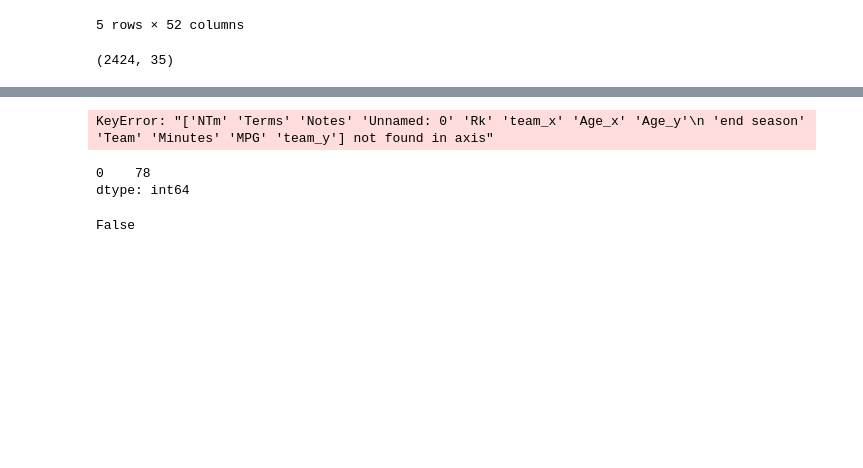
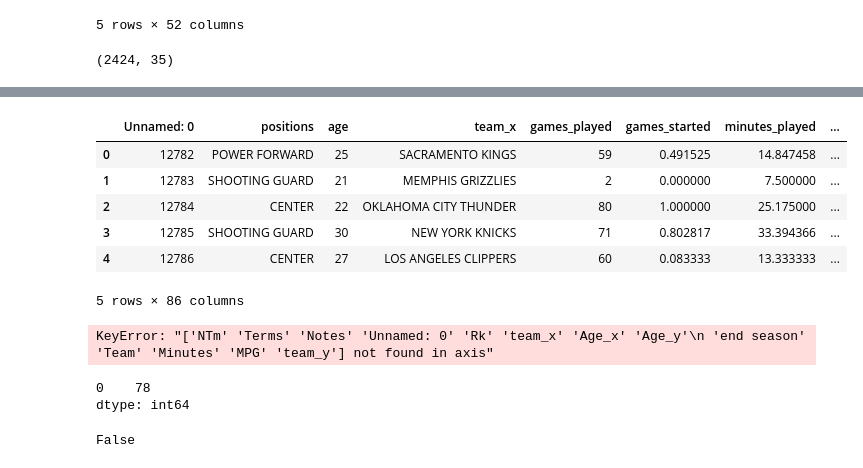
Before and after one commit to ZachLiu519/nba-model, a Jupyter notebook: spring21_data/mergeFAwithDataset.ipynb, the cells around one changed output, grey strips where cells are left out. Cells and saved outputs as stored; diff of their text form; code cells hidden in the pictures; blank space fills up the shorter version.

```diff
--- a/spring21_data/mergeFAwithDataset.ipynb
+++ b/spring21_data/mergeFAwithDataset.ipynb
@@ -96,3 +80,14 @@ free_agents
+# %%
+stats_with_impact["next_season"] = stats_with_impact["season_end"] + 1
+stats_with_impact.head()
+# %% [output]
+|  | Unnamed: 0 | positions | age | team_x | games_played | games_started | minutes_played | ... |
+| 0 | 12782 | POWER FORWARD | 25 | SACRAMENTO KINGS | 59 | 0.491525 | 14.847458 | ... |
+| 1 | 12783 | SHOOTING GUARD | 21 | MEMPHIS GRIZZLIES | 2 | 0.000000 | 7.500000 | ... |
+| 2 | 12784 | CENTER | 22 | OKLAHOMA CITY THUNDER | 80 | 1.000000 | 25.175000 | ... |
+| 3 | 12785 | SHOOTING GUARD | 30 | NEW YORK KNICKS | 71 | 0.802817 | 33.394366 | ... |
+| 4 | 12786 | CENTER | 27 | LOS ANGELES CLIPPERS | 60 | 0.083333 | 13.333333 | ... |
+5 rows × 86 columns
 # %%
 #merging stats_with_impact with free_agents
 FINAL_FA_STATS_DF = free_agents.merge(stats_with_impact, left_on = ['Player', "end season"], right_on=["Player", "season_end"])
```
Also changed, not shown: parts of 1 cell of this notebook, 3 other files.
